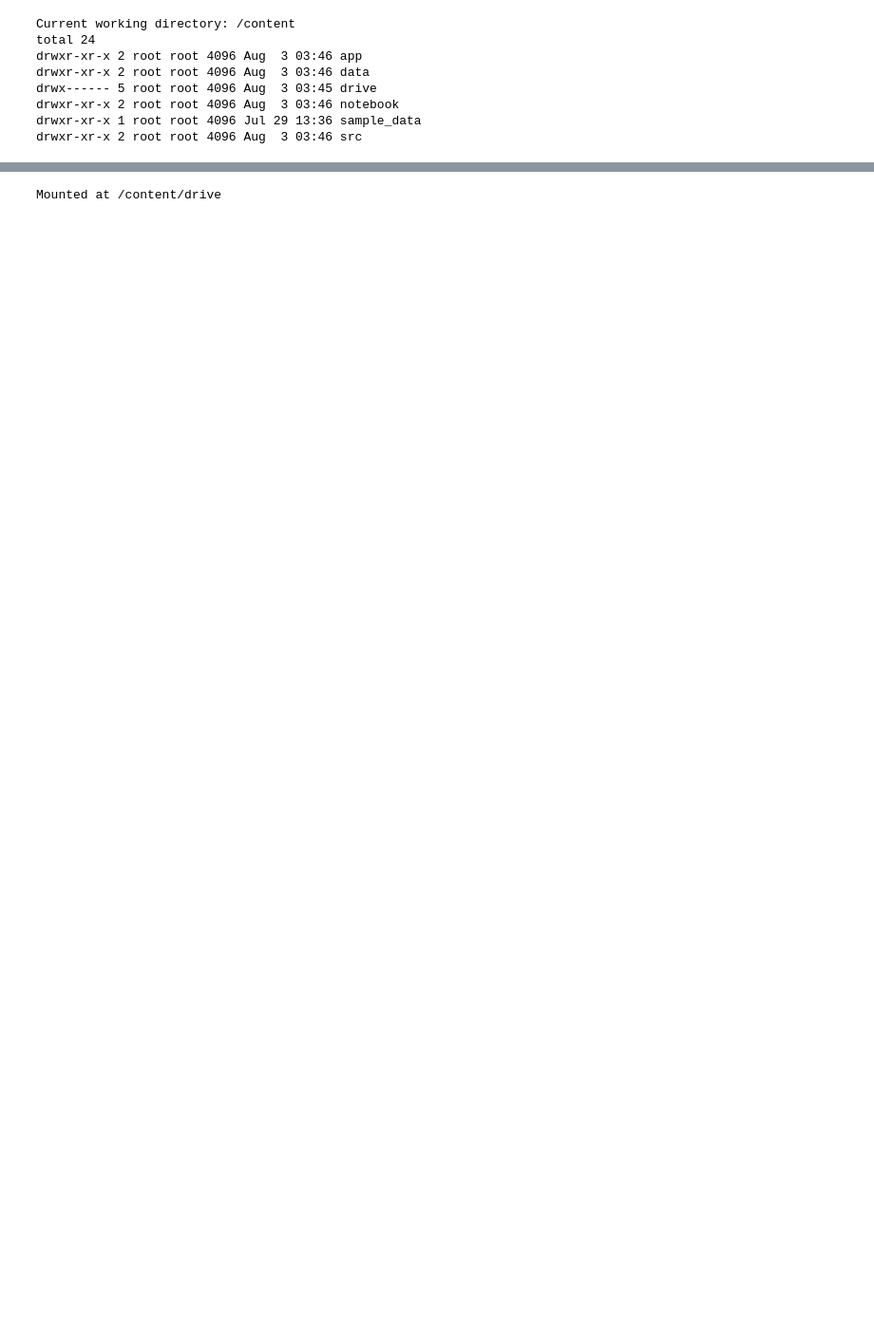
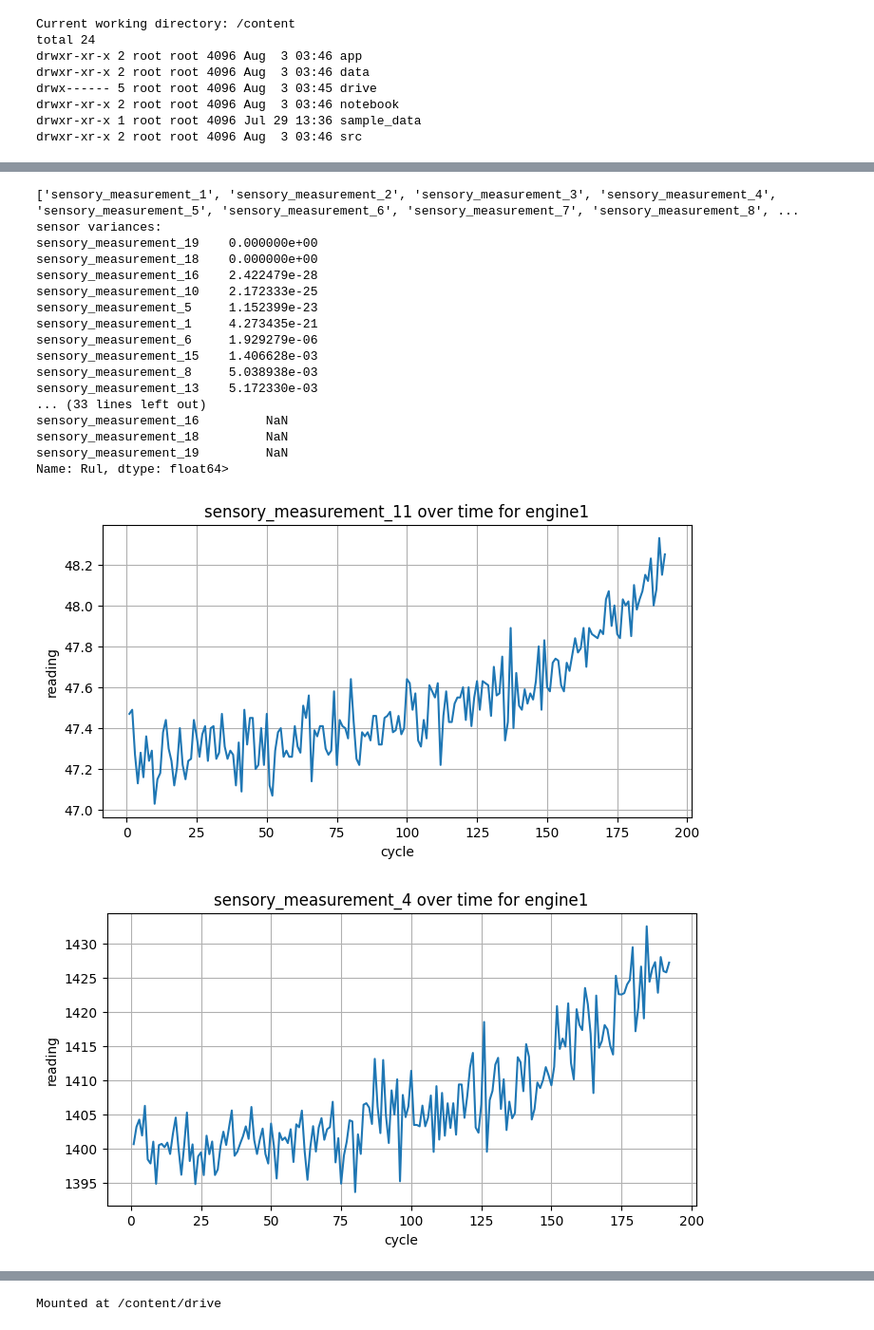
Before and after one commit to H-arsha/smart_predective_maintenancee, a Jupyter notebook: smart_predective_maintenance.ipynb, the cells around one changed output, grey strips where cells are left out. Shown: that part at 95% size. Cells and saved outputs as stored; diff of their text form; code cells hidden in the pictures; blank space fills up the shorter version.

```diff
--- a/smart_predective_maintenance.ipynb
+++ b/smart_predective_maintenance.ipynb
@@ -53,30 +53,76 @@ df = df.merge(max_cycle_df,on='units_number',how='left')
 df['Rul'] = df['max_cycle'] - df['times_in_cycle']
 df.drop(columns=['max_cycle'],inplace=True)
 df[['units_number', 'times_in_cycle' , 'Rul']].head(10)
+
 engine1=df[df['units_number']==1]
 plt.figure(figsize=(8,4))
 plt.plot(engine1['times_in_cycle'],engine1['Rul'],color='red',marker='^')
 plt.title('Engine 1 Remaining Useful Life (RUL) Over Time')
 plt.xlabel('Time in Cycle')
 plt.ylabel('RUL')
 plt.show()
+
+sensor_cols=[col for col in df.columns if 'sensory_measurement_' in col]
+print(sensor_cols)
+variance=df[sensor_cols].var()
+print("sensor variances:")
+print(variance.sort_values())
+
+low_var_sensors=variance[variance<0.01].index.tolist()
+print("low variance sensors:")
+print(low_var_sensors)
+
+corelation_with_rul=df[sensor_cols+['Rul']].corr()['Rul'].drop('Rul').sort_values(ascending=False)
+
+print("corelation with RUL:")
+print(corelation_with_rul.sort_values)
+
+top_sensors = corelation_with_rul.abs().sort_values(ascending=False).head(5).index.tolist()
+for sensor in top_sensors:
+  engine1 = df[df['units_number']==1]
+  plt.figure(figsize=(8,4))
+  plt.plot(engine1['times_in_cycle'],engine1[sensor],label=sensor)
+  plt.title(f'{sensor} over time for engine1')
+  plt.xlabel('cycle')
+  plt.ylabel('reading')
+  plt.grid(True)
+  plt.show()
 # %% [output]
 <class 'pandas.core.frame.DataFrame'>
 RangeIndex: 20631 entries, 0 to 20630
 Data columns (total 26 columns):
  #   Column                  Non-Null Count  Dtype
 ---  ------                  --------------  -----
  0   units_number            20631 non-null  int64
  1   times_in_cycle          20631 non-null  int64
  2   op_settings_1           20631 non-null  float64
  3   op_settings_2           20631 non-null  float64
  4   op_settings_3           20631 non-null  float64
  5   sensory_measurement_1   20631 non-null  float64
  6   sensory_measurement_2   20631 non-null  float64
 ... (17 lines left out)
  24  sensory_measurement_20  20631 non-null  float64
  25  sensory_measurement_21  20631 non-null  float64
 dtypes: float64(22), int64(4)
 memory usage: 4.1 MB
 [figure]
 [figure]
+['sensory_measurement_1', 'sensory_measurement_2', 'sensory_measurement_3', 'sensory_measurement_4', 'sensory_measurement_5', 'sensory_measurement_6', 'sensory_measurement_7', 'sensory_measurement_8', ...
+sensor variances:
+sensory_measurement_19    0.000000e+00
+sensory_measurement_18    0.000000e+00
+sensory_measurement_16    2.422479e-28
+sensory_measurement_10    2.172333e-25
+sensory_measurement_5     1.152399e-23
+sensory_measurement_1     4.273435e-21
+sensory_measurement_6     1.929279e-06
+sensory_measurement_15    1.406628e-03
+sensory_measurement_8     5.038938e-03
+sensory_measurement_13    5.172330e-03
+... (33 lines left out)
+sensory_measurement_16         NaN
+sensory_measurement_18         NaN
+sensory_measurement_19         NaN
+Name: Rul, dtype: float64>
+[figure, added]
+[figure, added]
```
Also changed, not shown: parts of 1 cell of this notebook.
